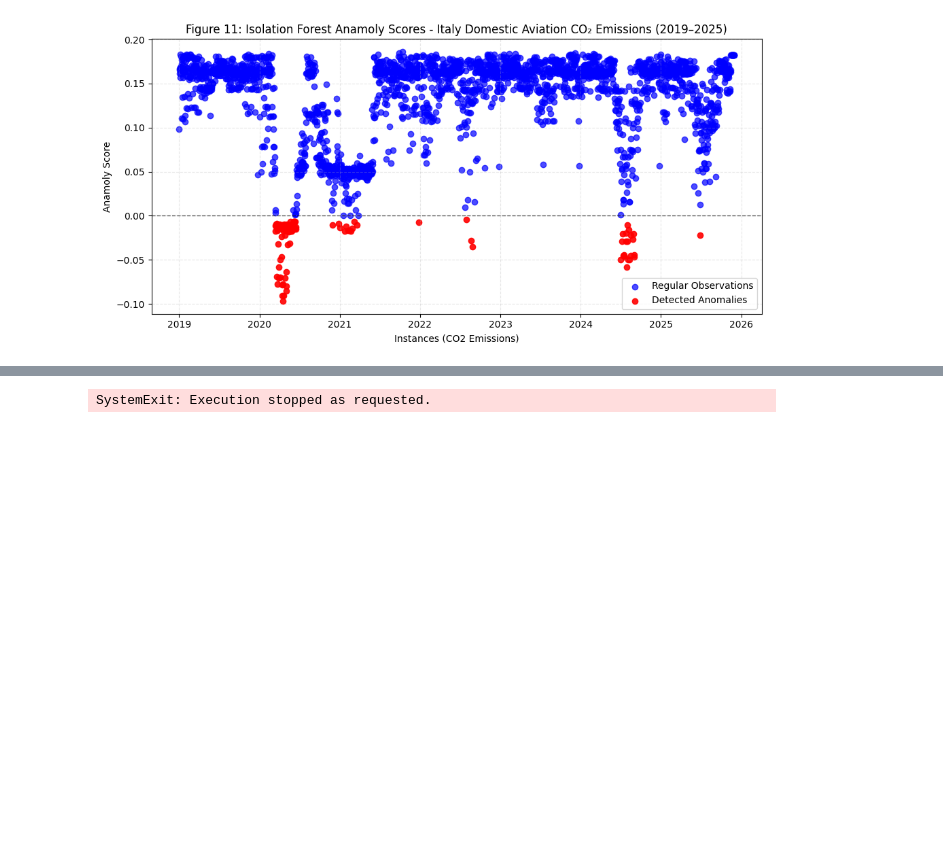
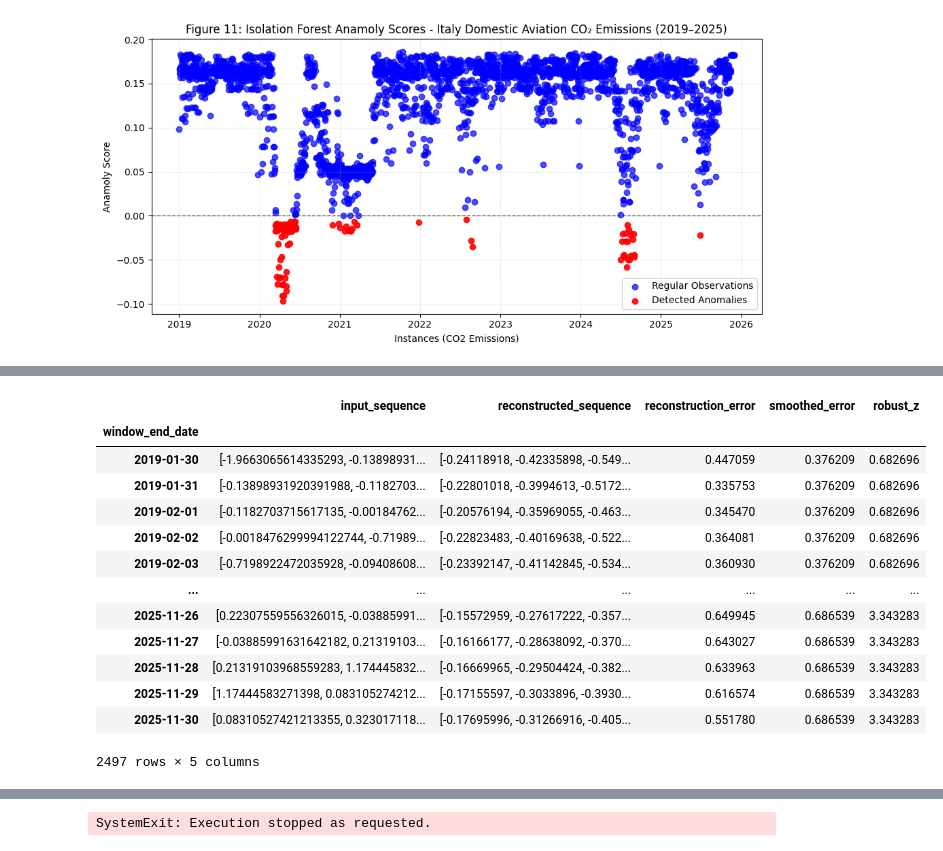
Before and after one commit to thisishasan/data_mining_and_machine_learning, a Jupyter notebook: data_mining_machine_learning.ipynb, the cells around one changed output, grey strips where cells are left out. Saved outputs shown, nothing was run; the diff lists cells and outputs as text; code cells hidden in the pictures; blank space fills up the shorter version.

```diff
--- a/data_mining_machine_learning.ipynb
+++ b/data_mining_machine_learning.ipynb
@@ -1403,0 +1253,17 @@ Detected break dates: [Timestamp('2019-12-25 00:00:00'), Timestamp('2020-03-10 0
+# %%
+results["df_sequences"]
+# %% [output]
+|  | input_sequence | reconstructed_sequence | reconstruction_error | smoothed_error | robust_z |
+| window_end_date |  |  |  |  |  |
+| 2019-01-30 | [-1.9663065614335293, -0.13898931... | [-0.24118918, -0.42335898, -0.549... | 0.447059 | 0.376209 | 0.682696 |
+| 2019-01-31 | [-0.13898931920391988, -0.1182703... | [-0.22801018, -0.3994613, -0.5172... | 0.335753 | 0.376209 | 0.682696 |
+| 2019-02-01 | [-0.1182703715617135, -0.00184762... | [-0.20576194, -0.35969055, -0.463... | 0.345470 | 0.376209 | 0.682696 |
+| 2019-02-02 | [-0.0018476299994122744, -0.71989... | [-0.22823483, -0.40169638, -0.522... | 0.364081 | 0.376209 | 0.682696 |
+| 2019-02-03 | [-0.7198922472035928, -0.09408608... | [-0.23392147, -0.41142845, -0.534... | 0.360930 | 0.376209 | 0.682696 |
+| ... | ... | ... | ... | ... | ... |
+| 2025-11-26 | [0.22307559556326015, -0.03885991... | [-0.15572959, -0.27617222, -0.357... | 0.649945 | 0.686539 | 3.343283 |
+| 2025-11-27 | [-0.03885991631642182, 0.21319103... | [-0.16166177, -0.28638092, -0.370... | 0.643027 | 0.686539 | 3.343283 |
+| 2025-11-28 | [0.21319103968559283, 1.174445832... | [-0.16669965, -0.29504424, -0.382... | 0.633963 | 0.686539 | 3.343283 |
+| 2025-11-29 | [1.17444583271398, 0.083105274212... | [-0.17155597, -0.3033896, -0.3930... | 0.616574 | 0.686539 | 3.343283 |
+| 2025-11-30 | [0.08310527421213355, 0.323017118... | [-0.17695996, -0.31266916, -0.405... | 0.551780 | 0.686539 | 3.343283 |
+2497 rows × 5 columns
```
Also changed, not shown: parts of 30 cells of this notebook.
